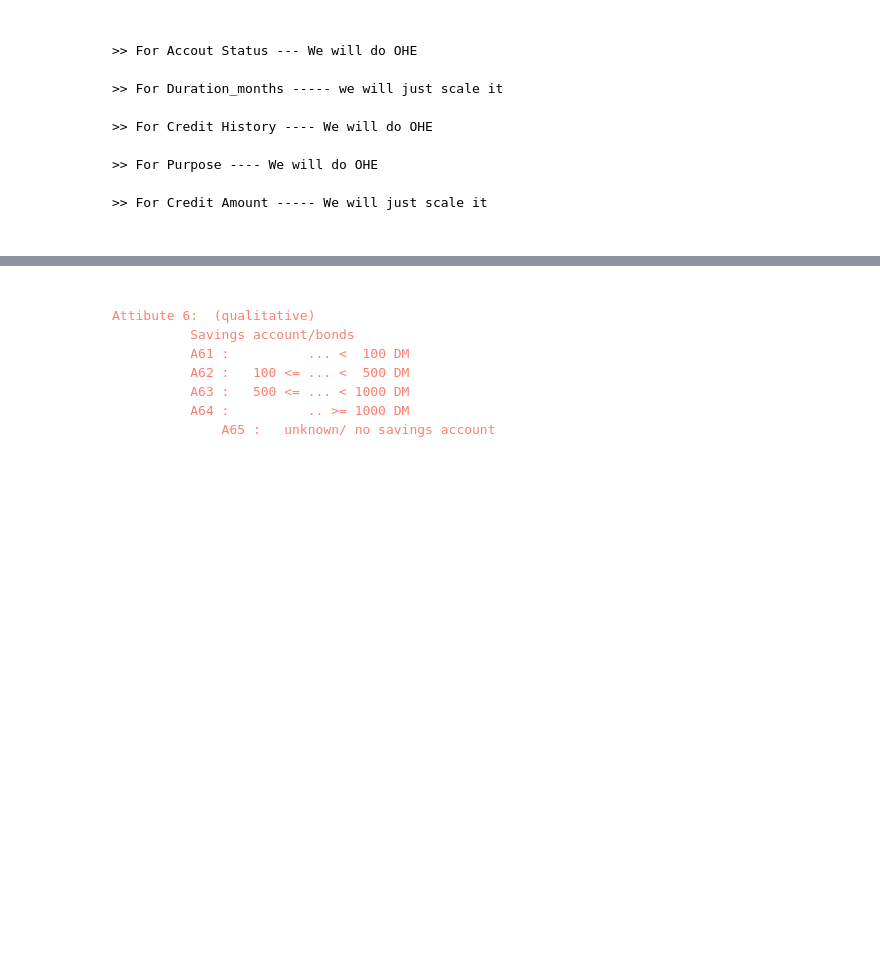
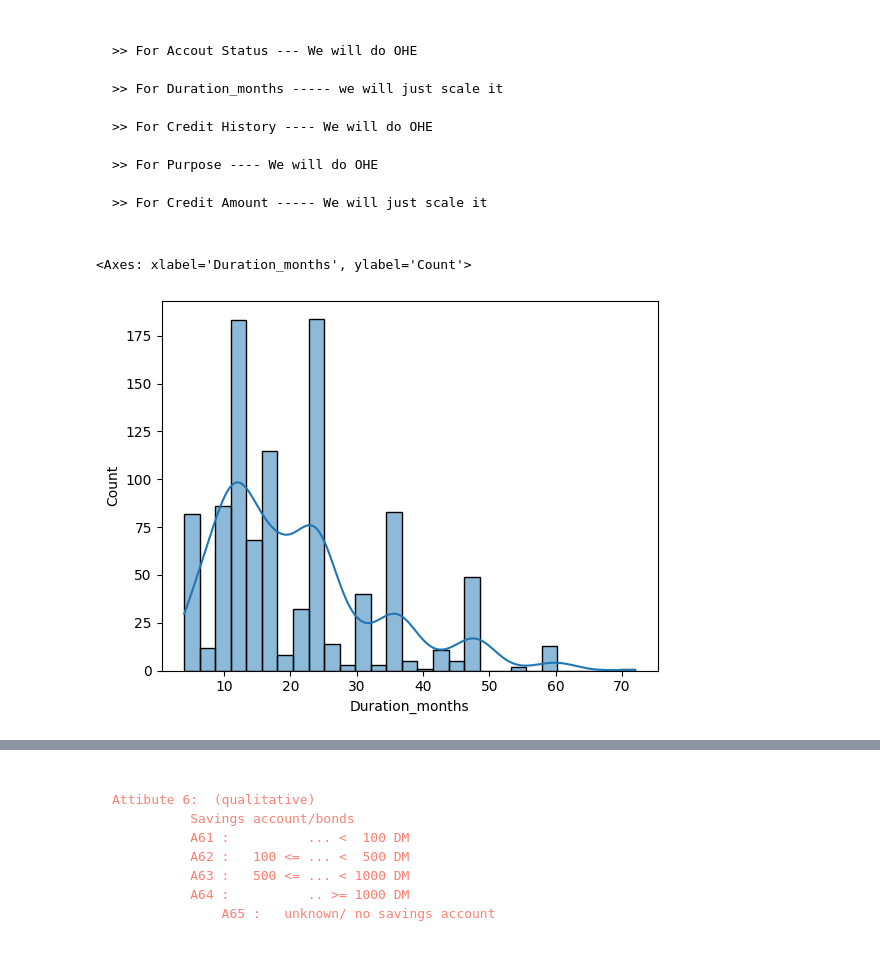
Before and after one commit to ashiq-km/Credit-Risk-Analysis---German-Bank-, a Jupyter notebook: notebooks/data_exploration.ipynb, the cells around one changed output, grey strips where cells are left out. Cells and saved outputs as stored; diff of their text form; code cells hidden in the pictures; blank space fills up the shorter version.

```diff
--- a/notebooks/data_exploration.ipynb
+++ b/notebooks/data_exploration.ipynb
@@ -401,0 +452,5 @@ german_data.head()
+# %%
+sns.histplot(german_data['Duration_months'], kde=True)
+# %% [output]
+<Axes: xlabel='Duration_months', ylabel='Count'>
+[figure, added]
```
Also changed, not shown: parts of 34 cells of this notebook, 1 other file.
